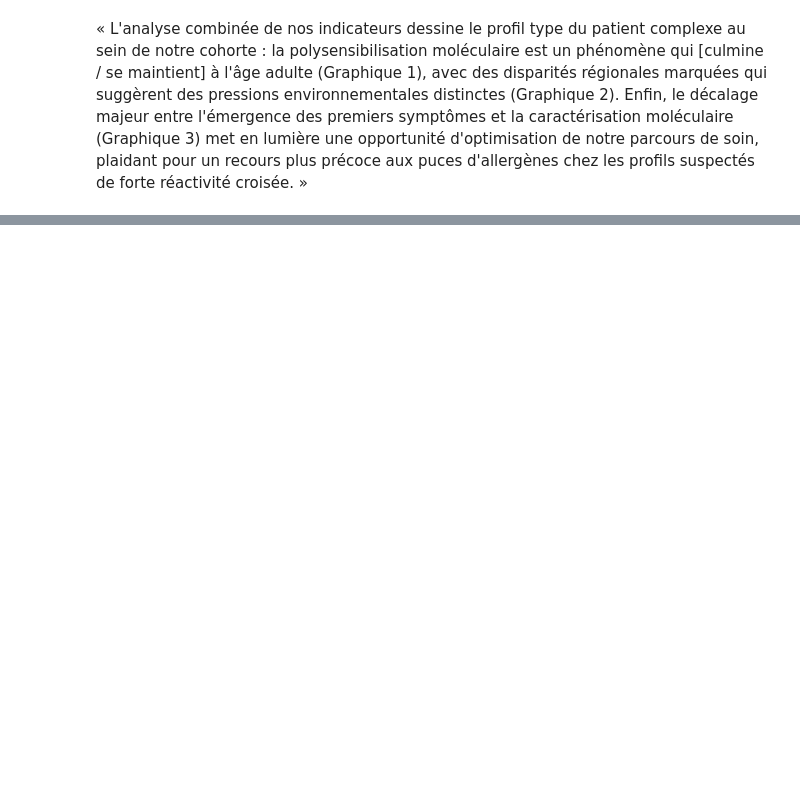
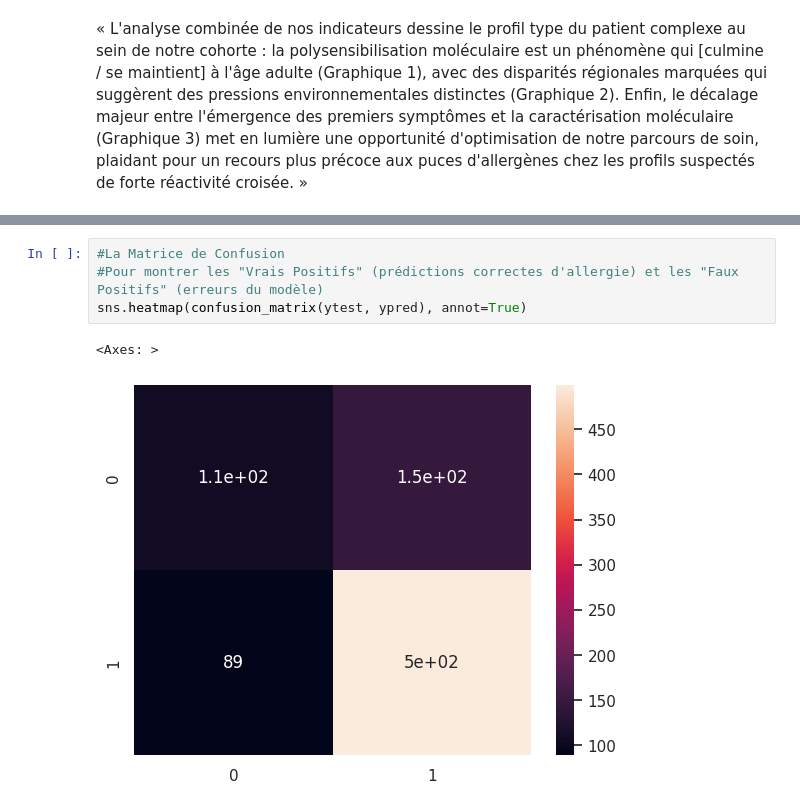
Before and after one commit to IngeaJeanOlivier/Allergies, a Jupyter notebook: notebooks/nb_edith.ipynb, the cells around one changed output, grey strips where cells are left out. Cells and saved outputs as stored; diff of their text form; blank space fills up the shorter version.

```diff
--- a/notebooks/nb_edith.ipynb
+++ b/notebooks/nb_edith.ipynb
@@ -696,0 +729,7 @@ plt.show()
+# %%
+#La Matrice de Confusion
+#Pour montrer les "Vrais Positifs" (prédictions correctes d'allergie) et les "Faux Positifs" (erreurs du modèle)
+sns.heatmap(confusion_matrix(ytest, ypred), annot=True)
+# %% [output]
+<Axes: >
+[figure, added]
```
Also changed, not shown: parts of 6 cells of this notebook, 5 other files.
